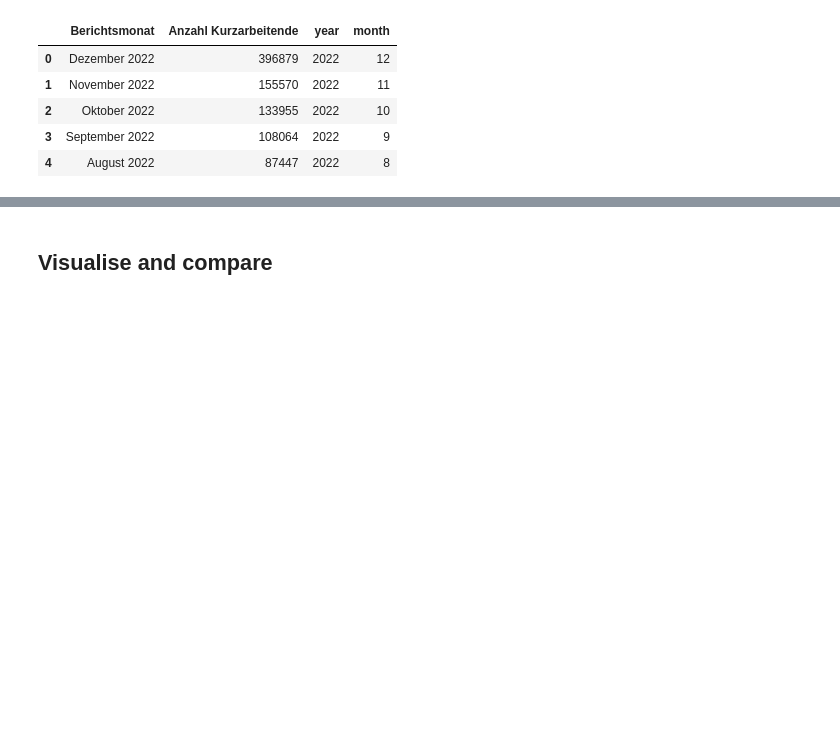
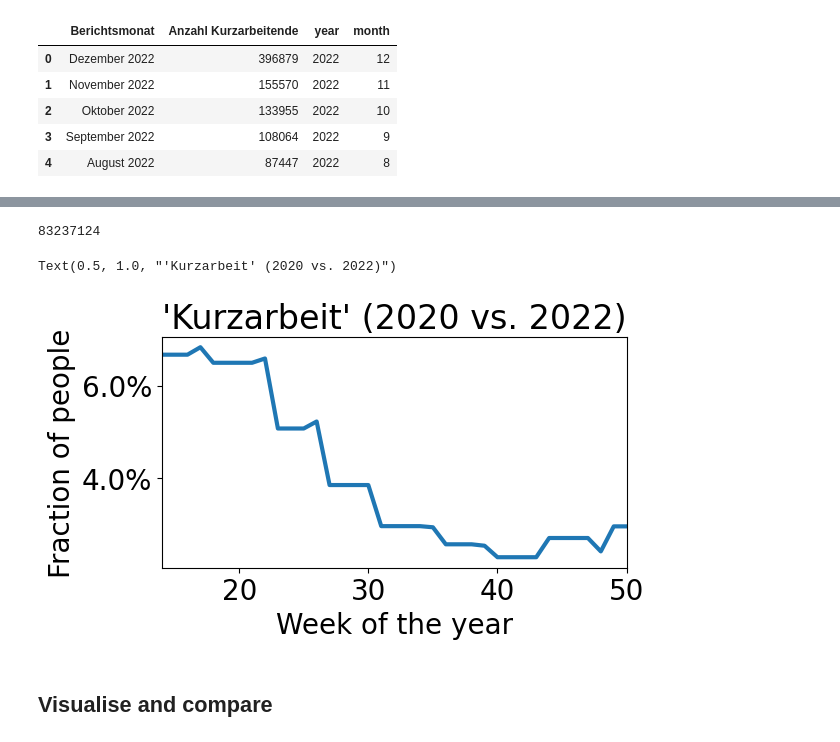
Before and after one commit to Priesemann-Group/mobility_inference, a Jupyter notebook: input_data_analysis.ipynb, the cells around one changed output, grey strips where cells are left out. Cells and saved outputs as stored; diff of their text form; code cells hidden in the pictures; blank space fills up the shorter version.

```diff
--- a/input_data_analysis.ipynb
+++ b/input_data_analysis.ipynb
@@ -629,3 +644,40 @@ ax.legend()
+# %%
+def population_string_to_number(string_in):
+    string = string_in.replace("\xa0", "")
+    return int(string)
+population_bundesland = pd.read_csv("data/mobility/population_bundesland.csv", delimiter=";", index_col=0)
+# apply format function to population column
+population_bundesland["Einwohner"] = population_bundesland["Einwohner"].apply(population_string_to_number)
+# sum up all states to get the total population
+population_germany = population_bundesland["Einwohner"].sum()
+population_germany
+# %% [output]
+83237124
+# %%
+import matplotlib.ticker as mtick
+population = 83237124
+weeks = mobility_df_2020.week.values
+# plot kurzarbeit for both years
+fig, ax = plt.subplots(figsize=(6, 3))
+# set linewidth to 3
+lw = 3
+KA_2020 = df_kurzarbeit_2020['Anzahl Kurzarbeitende'].values
+KA_2022 = df_kurzarbeit_2022['Anzahl Kurzarbeitende'].values
+values = (KA_2020-KA_2022)/population
+ax.plot(weeks, values, label='difference,\n2020-2022', lw=lw)
+ax.set_xlabel('Week of the year')
+# set xlim
+ax.set_xlim(weeks[0], weeks[-1])
+# set ylim
+#ax.set_ylim(0, 1.1*max(df_kurzarbeit_2020['Anzahl Kurzarbeitende'].values))
+# format y ticks as percentages
+ax.yaxis.set_major_formatter(mtick.PercentFormatter(1.0))
+ax.set_ylabel("Fraction of people")
+ax.set_title("'Kurzarbeit' (2020 vs. 2022)")
+#ax.legend()
+# %% [output]
+Text(0.5, 1.0, "'Kurzarbeit' (2020 vs. 2022)")
+[figure, added]
 # %%
 # order for later?
 # take whole data set, correct for reporting delays, then split up into years
```
Also changed, not shown: parts of 4 cells of this notebook, 28 other files.
